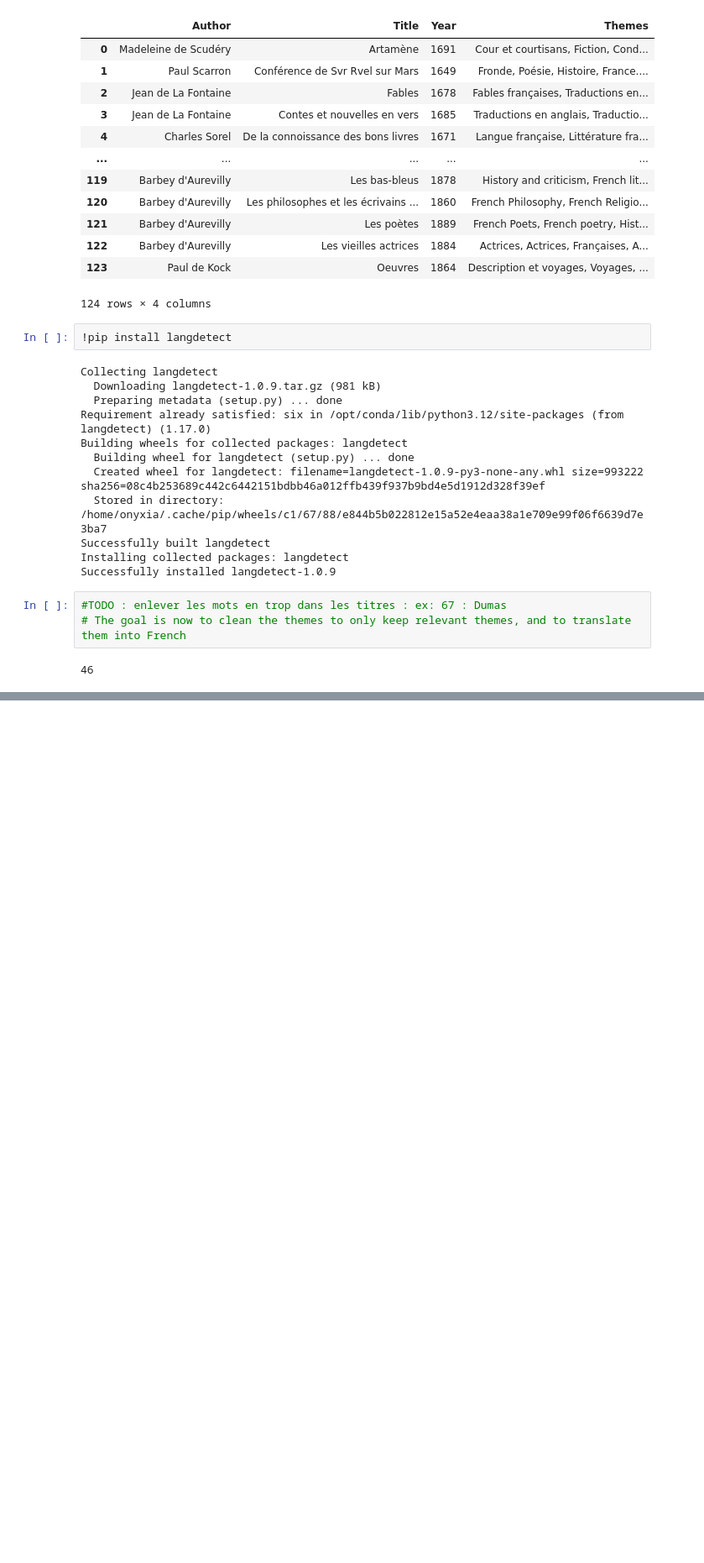
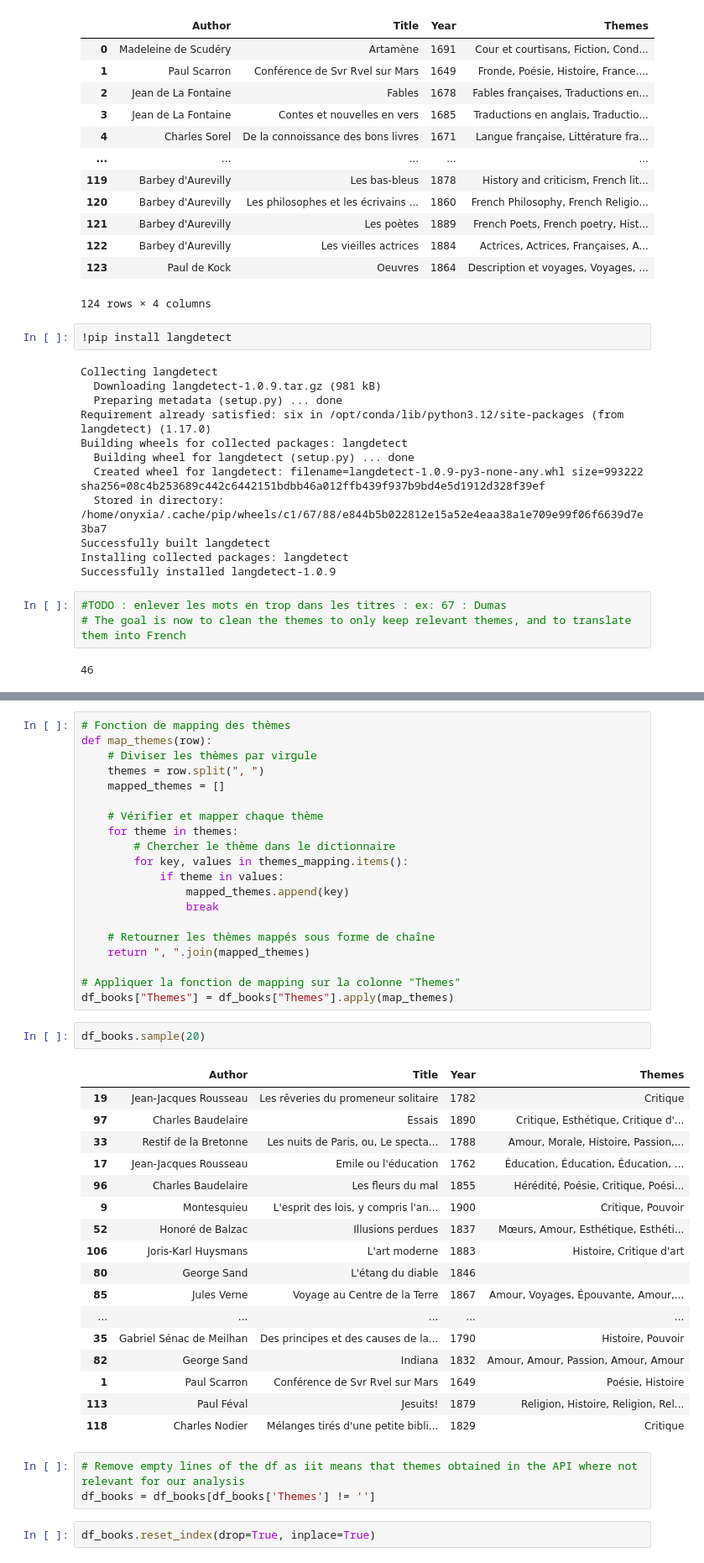
Before and after one commit to lucas-cumunel/libroguessr, a Jupyter notebook: API_Df.ipynb, the cells around one changed output, grey strips where cells are left out. Shown at 84% size. Saved outputs shown, nothing was run; the diff lists cells and outputs as text; blank space fills up the shorter version.

Commit message:
Recatégorisation des thèmes

```diff
--- a/API_Df.ipynb
+++ b/API_Df.ipynb
@@ -379,0 +438,45 @@ Successfully installed langdetect-1.0.9
+# %%
+# Fonction de mapping des thèmes
+def map_themes(row):
+    # Diviser les thèmes par virgule
+    themes = row.split(", ")
+    mapped_themes = []
+
+    # Vérifier et mapper chaque thème
+    for theme in themes:
+        # Chercher le thème dans le dictionnaire
+        for key, values in themes_mapping.items():
+            if theme in values:
+                mapped_themes.append(key)
+                break
+
+    # Retourner les thèmes mappés sous forme de chaîne
+    return ", ".join(mapped_themes)
+
+# Appliquer la fonction de mapping sur la colonne "Themes"
+df_books["Themes"] = df_books["Themes"].apply(map_themes)
+# %%
+df_books.sample(20)
+# %% [output]
+|  | Author | Title | Year | Themes |
+| 19 | Jean-Jacques Rousseau | Les rêveries du promeneur solitaire | 1782 | Critique |
+| 97 | Charles Baudelaire | Essais | 1890 | Critique, Esthétique, Critique d'... |
+| 33 | Restif de la Bretonne | Les nuits de Paris, ou, Le specta... | 1788 | Amour, Morale, Histoire, Passion,... |
+| 17 | Jean-Jacques Rousseau | Emile ou l'éducation | 1762 | Éducation, Éducation, Éducation, ... |
+| 96 | Charles Baudelaire | Les fleurs du mal | 1855 | Hérédité, Poésie, Critique, Poési... |
+| 9 | Montesquieu | L'esprit des lois, y compris l'an... | 1900 | Critique, Pouvoir |
+| 52 | Honoré de Balzac | Illusions perdues | 1837 | Mœurs, Amour, Esthétique, Esthéti... |
+| 106 | Joris-Karl Huysmans | L'art moderne | 1883 | Histoire, Critique d'art |
+| 80 | George Sand | L'étang du diable | 1846 |  |
+| 85 | Jules Verne | Voyage au Centre de la Terre | 1867 | Amour, Voyages, Épouvante, Amour,... |
+| ... | ... | ... | ... | ... |
+| 35 | Gabriel Sénac de Meilhan | Des principes et des causes de la... | 1790 | Histoire, Pouvoir |
+| 82 | George Sand | Indiana | 1832 | Amour, Amour, Passion, Amour, Amour |
+| 1 | Paul Scarron | Conférence de Svr Rvel sur Mars | 1649 | Poésie, Histoire |
+| 113 | Paul Féval | Jesuits! | 1879 | Religion, Histoire, Religion, Rel... |
+| 118 | Charles Nodier | Mélanges tirés d'une petite bibli... | 1829 | Critique |
+# %%
+# Remove empty lines of the df as iit means that themes obtained in the API where not relevant for our analysis
+df_books = df_books[df_books['Themes'] != '']
+# %%
+df_books.reset_index(drop=True, inplace=True)
```
Also changed, not shown: parts of 10 cells of this notebook, 1 other file.
